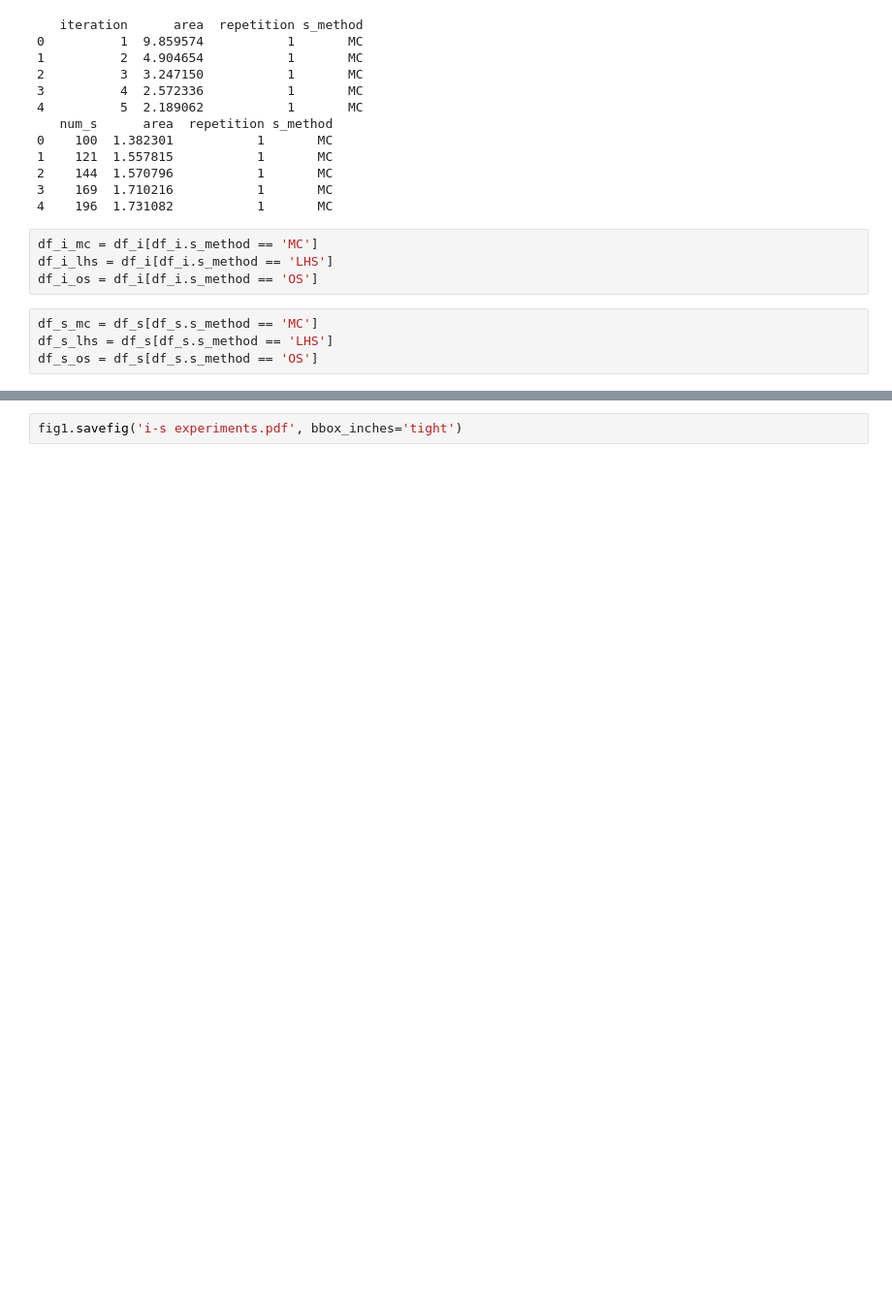
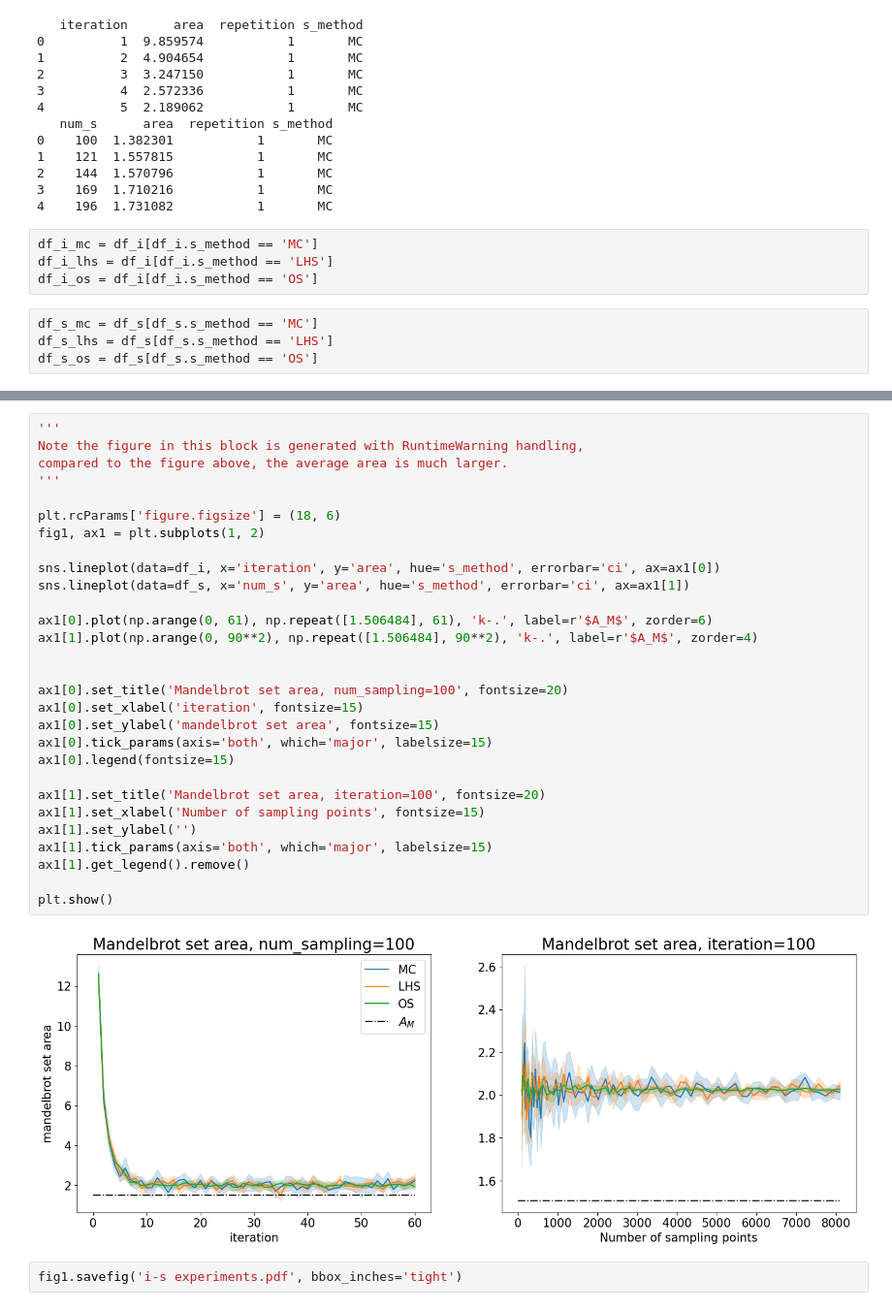
Before and after one commit to Alex-notmyname/Stochastic_simulation, a Jupyter notebook: Assignment_1/Plots.ipynb, the cells around one changed output, grey strips where cells are left out. Shown: that part at 97% size. Cells and saved outputs as stored; diff of their text form; blank space fills up the shorter version.

```diff
--- a/Assignment_1/Plots.ipynb
+++ b/Assignment_1/Plots.ipynb
@@ -59,2 +61,33 @@ plt.show()
+# %%
+'''
+Note the figure in this block is generated with RuntimeWarning handling,
+compared to the figure above, the average area is much larger.
+'''
+
+plt.rcParams['figure.figsize'] = (18, 6)
+fig1, ax1 = plt.subplots(1, 2)
+
+sns.lineplot(data=df_i, x='iteration', y='area', hue='s_method', errorbar='ci', ax=ax1[0])
+sns.lineplot(data=df_s, x='num_s', y='area', hue='s_method', errorbar='ci', ax=ax1[1])
+
+ax1[0].plot(np.arange(0, 61), np.repeat([1.506484], 61), 'k-.', label=r'$A_M$', zorder=6)
+ax1[1].plot(np.arange(0, 90**2), np.repeat([1.506484], 90**2), 'k-.', label=r'$A_M$', zorder=4)
+
+
+ax1[0].set_title('Mandelbrot set area, num_sampling=100', fontsize=20)
+ax1[0].set_xlabel('iteration', fontsize=15)
+ax1[0].set_ylabel('mandelbrot set area', fontsize=15)
+ax1[0].tick_params(axis='both', which='major', labelsize=15)
+ax1[0].legend(fontsize=15)
+
+ax1[1].set_title('Mandelbrot set area, iteration=100', fontsize=20)
+ax1[1].set_xlabel('Number of sampling points', fontsize=15)
+ax1[1].set_ylabel('')
+ax1[1].tick_params(axis='both', which='major', labelsize=15)
+ax1[1].get_legend().remove()
+
+plt.show()
+# %% [output]
+[figure, added]
 # %%
 fig1.savefig('i-s experiments.pdf', bbox_inches='tight')
```
Also changed, not shown: parts of 1 cell of this notebook, 2 other files.
